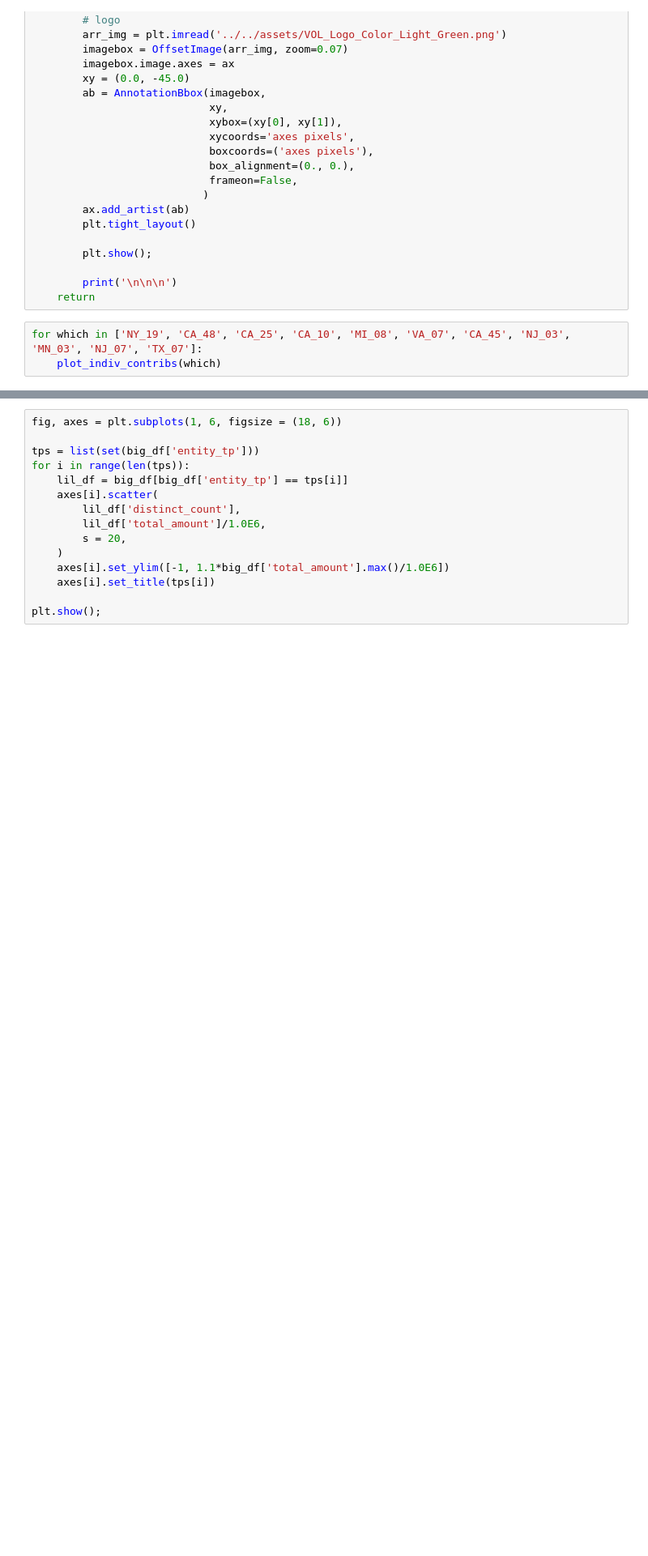
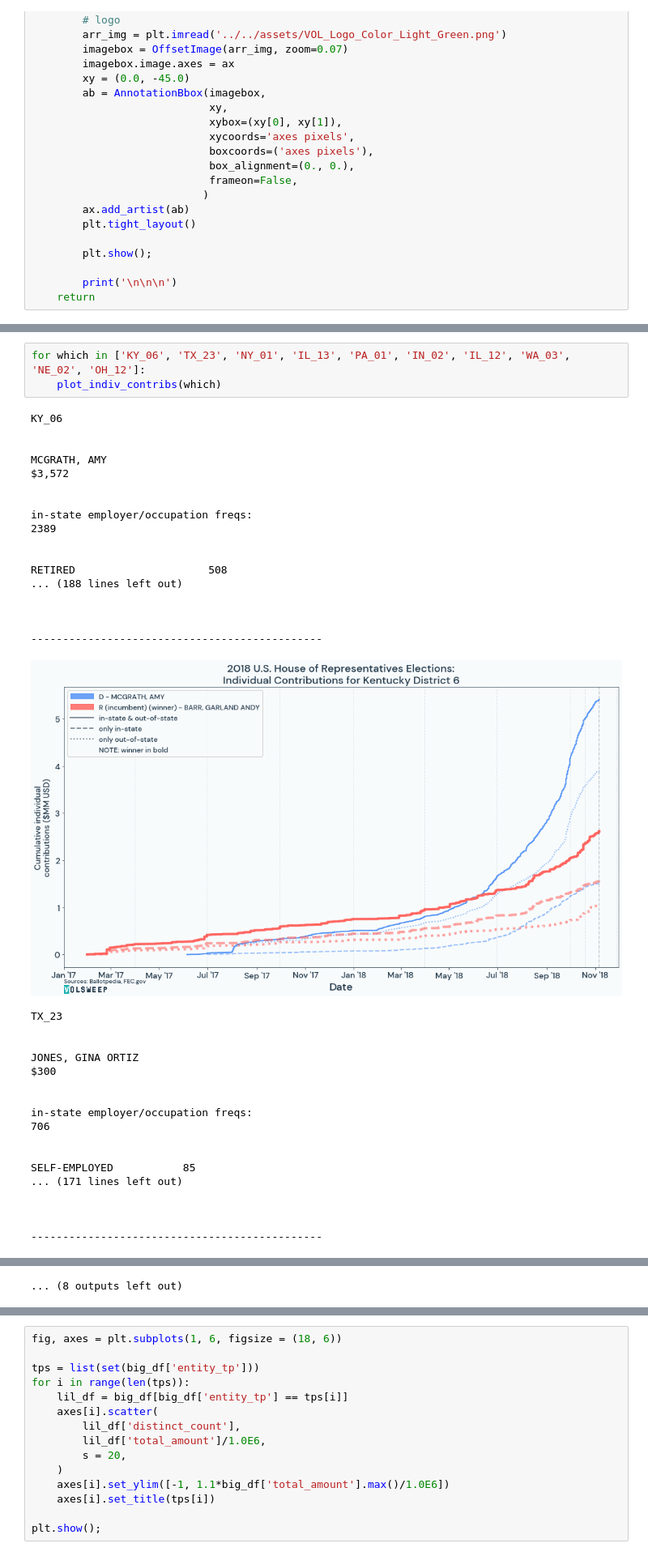
Before and after one commit to volsweep/volsweep.github.io, a Jupyter notebook: projects/FEC/2018/05a - 2018_IndividualContributions_clean1.ipynb, the cells around one changed output, grey strips where cells are left out. Shown at 81% size. Drawn from its saved outputs; the diff is of its cells as text; blank space fills up the shorter version.

```diff
--- a/projects/FEC/2018/05a - 2018_IndividualContributions_clean1.ipynb
+++ b/projects/FEC/2018/05a - 2018_IndividualContributions_clean1.ipynb
@@ -3298,6 +3298,3 @@ def plot_indiv_contribs(contest):
 
         print('\n\n\n')
     return
-# %%
-for which in ['NY_19', 'CA_48', 'CA_25', 'CA_10', 'MI_08', 'VA_07', 'CA_45', 'NJ_03', 'MN_03', 'NJ_07', 'TX_07']:
-    plot_indiv_contribs(which)
@@ -3413,0 +3301,39 @@ NOT EMPLOYED                        1019
+# %%
+for which in ['KY_06', 'TX_23', 'NY_01', 'IL_13', 'PA_01', 'IN_02', 'IL_12', 'WA_03', 'NE_02', 'OH_12']:
+    plot_indiv_contribs(which)
+# %% [output]
+KY_06
+
+
+MCGRATH, AMY
+$3,572
+
+
+in-state employer/occupation freqs:
+2389
+
+
+RETIRED                     508
+... (188 lines left out)
+
+
+
+----------------------------------------------
+[figure, added]
+TX_23
+
+
+JONES, GINA ORTIZ
+$300
+
+
+in-state employer/occupation freqs:
+706
+
+
+SELF-EMPLOYED           85
+... (171 lines left out)
+
+
+
+----------------------------------------------
@@ -3414,3 +3413,4 @@ NOT EMPLOYED                        1019
+... (8 outputs left out)
 # %%
 plt.figure()
 
```
Also changed, not shown: parts of 2 cells of this notebook, 32 other files.
